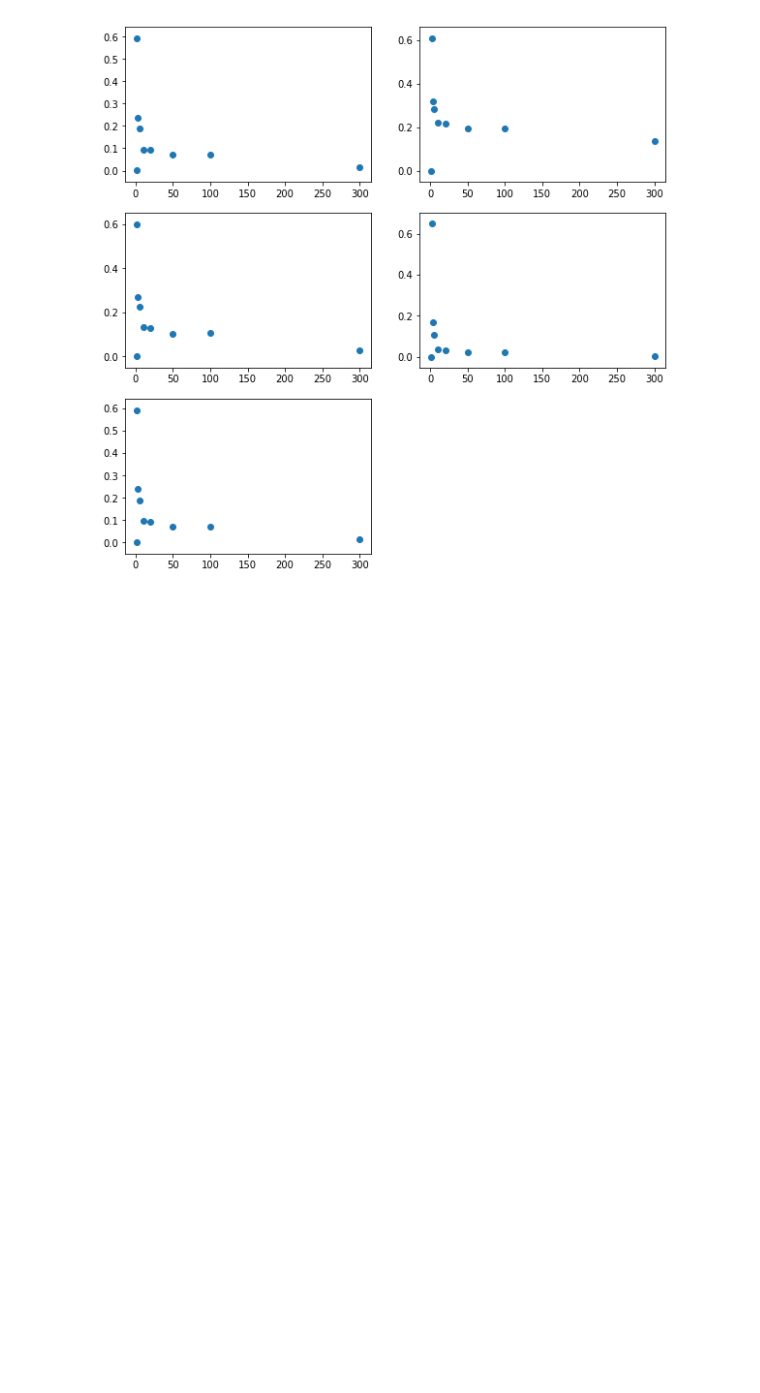
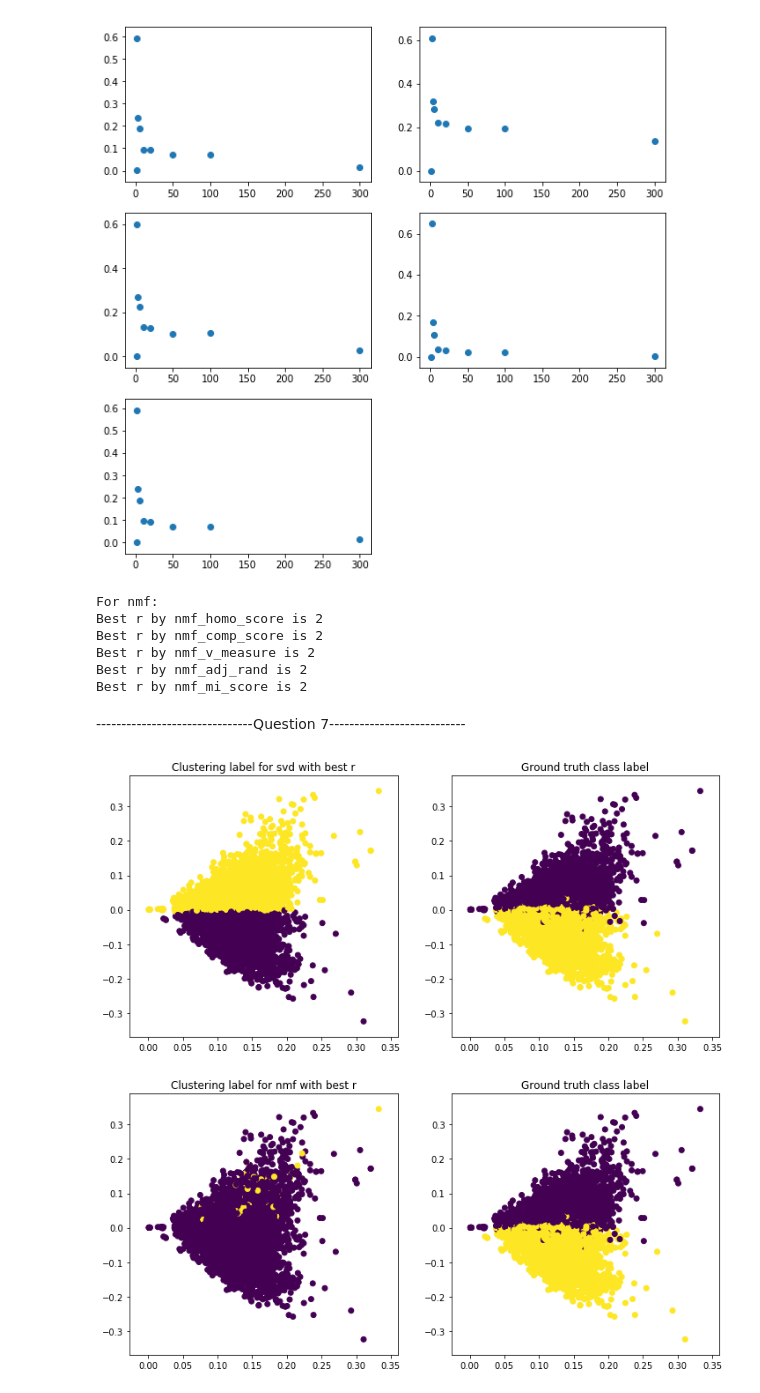
Before and after one commit to rupadevan94/large-scale-data-mining, a Jupyter notebook: Project2/Project-2.ipynb, the cells around one changed output. Saved outputs shown, nothing was run; the diff lists cells and outputs as text; code cells hidden in the pictures; blank space fills up the shorter version.

```diff
--- a/Project2/Project-2.ipynb
+++ b/Project2/Project-2.ipynb
@@ -120,9 +134,10 @@ nmf_mi_score = []
 dim = [1, 2, 3, 5, 10, 20, 50, 100, 300]
 
 for d in dim:
+    print("dimension r is ", d)
     nmf = NMF(n_components=d, init='random', random_state=0)
     X_nmf = nmf.fit_transform(X_tfidf)
-    kmeans_clf = KMeans(n_clusters=2, random_state=0, max_iter  = 1000, n_init = 100)
+    kmeans_clf = KMeans(n_clusters=2, random_state=0, max_iter  = 1000, n_init = 30,n_jobs=-1)
     kmeans_clf.fit(X_nmf[:, :d])
 
     nmf_homo_score.append(homogeneity_score(y, kmeans_clf.labels_))
@@ -179,3 +204,49 @@ fig.delaxes(axs[2,1])
 plt.show()
 # %% [output]
 [figure]
+# %%
+print("For nmf:")
+print("Best r by nmf_homo_score is", dim[np.argmax(np.array(nmf_homo_score))])
+print("Best r by nmf_comp_score is",dim[np.argmax(np.array(nmf_comp_score))])
+print("Best r by nmf_v_measure is",dim[np.argmax(np.array(nmf_v_measure))])
+print("Best r by nmf_adj_rand is",dim[np.argmax(np.array(nmf_adj_rand))])
+print("Best r by nmf_mi_score is",dim[np.argmax(np.array(nmf_mi_score))])
+# %% [output]
+For nmf:
+Best r by nmf_homo_score is 2
+Best r by nmf_comp_score is 2
+Best r by nmf_v_measure is 2
+Best r by nmf_adj_rand is 2
+Best r by nmf_mi_score is 2
+# %% [markdown]
+-------------------------------Question 7---------------------------
+# %%
+
+def plot_clustering_results_vs_groundtruth(y_pred, title):
+        X_svd_2d = X_svd[:, :2]
+        plt.figure(figsize=(12, 12))
+        plt.subplot(221)
+        plt.scatter(X_svd_2d[:, 0], X_svd_2d[:, 1], c=y_pred)
+        plt.title(title)
+
+        plt.subplot(222)
+        plt.scatter(X_svd_2d[:, 0], X_svd_2d[:, 1], c=y)
+        plt.title("Ground truth class label")
+
+X_svd_2d = X_svd[:, :2]
+X_svd_best = X_svd[:, :2]
+
+kmeans_clf = KMeans(n_clusters=2, random_state=0, max_iter  = 1000, n_init = 30,n_jobs=-1)
+y_pred_svd = kmeans_clf.fit_predict(X_svd_best)
+
+plot_clustering_results_vs_groundtruth(y_pred_svd,"Clustering lables for svd with best r")
+
+
+X_nmf_best = X_nmf[:, :2]
+
+kmeans_clf = KMeans(n_clusters=2, random_state=0, max_iter  = 1000, n_init = 30,n_jobs=-1)
+y_pred_nmf = kmeans_clf.fit_predict(X_nmf_best)
+plot_clustering_results_vs_groundtruth(y_pred_nmf,"Clustering lables for nmf with best r")
+# %% [output]
+[figure, added]
+[figure, added]
```
Also changed, not shown: parts of 15 cells of this notebook.
